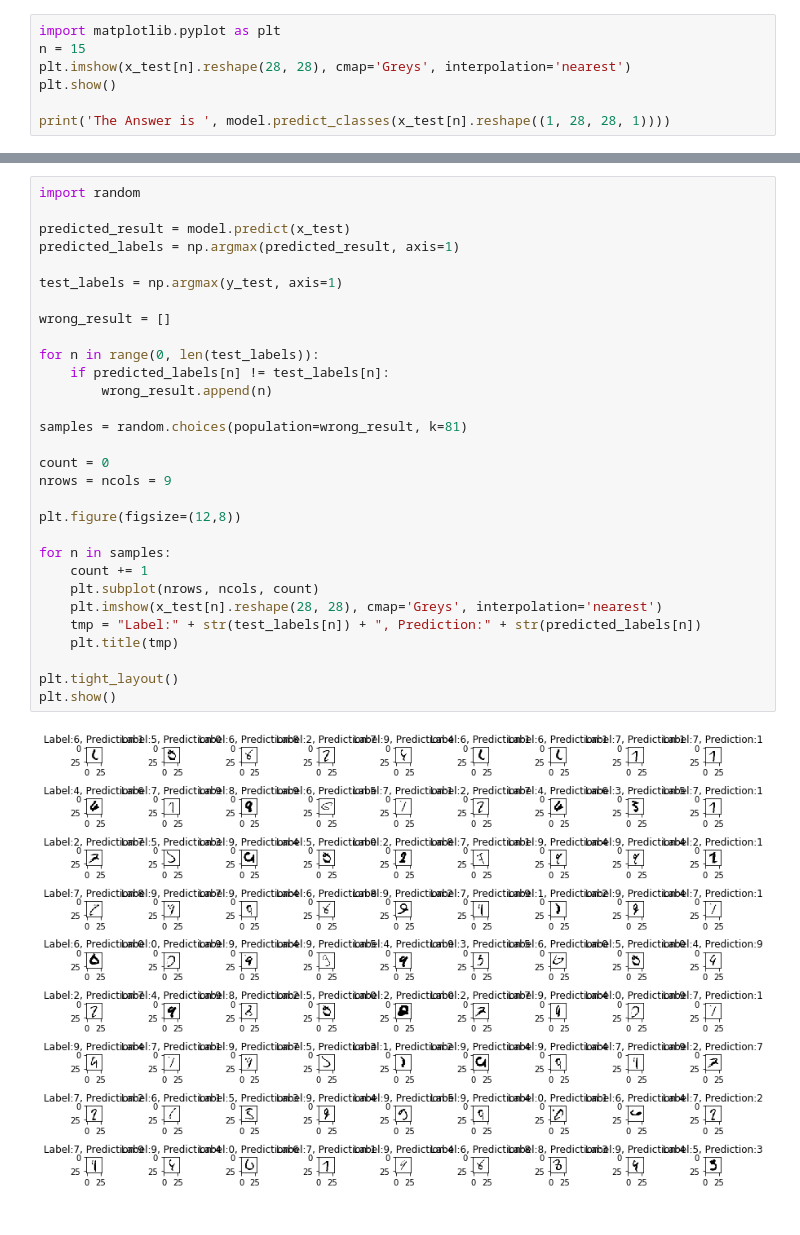
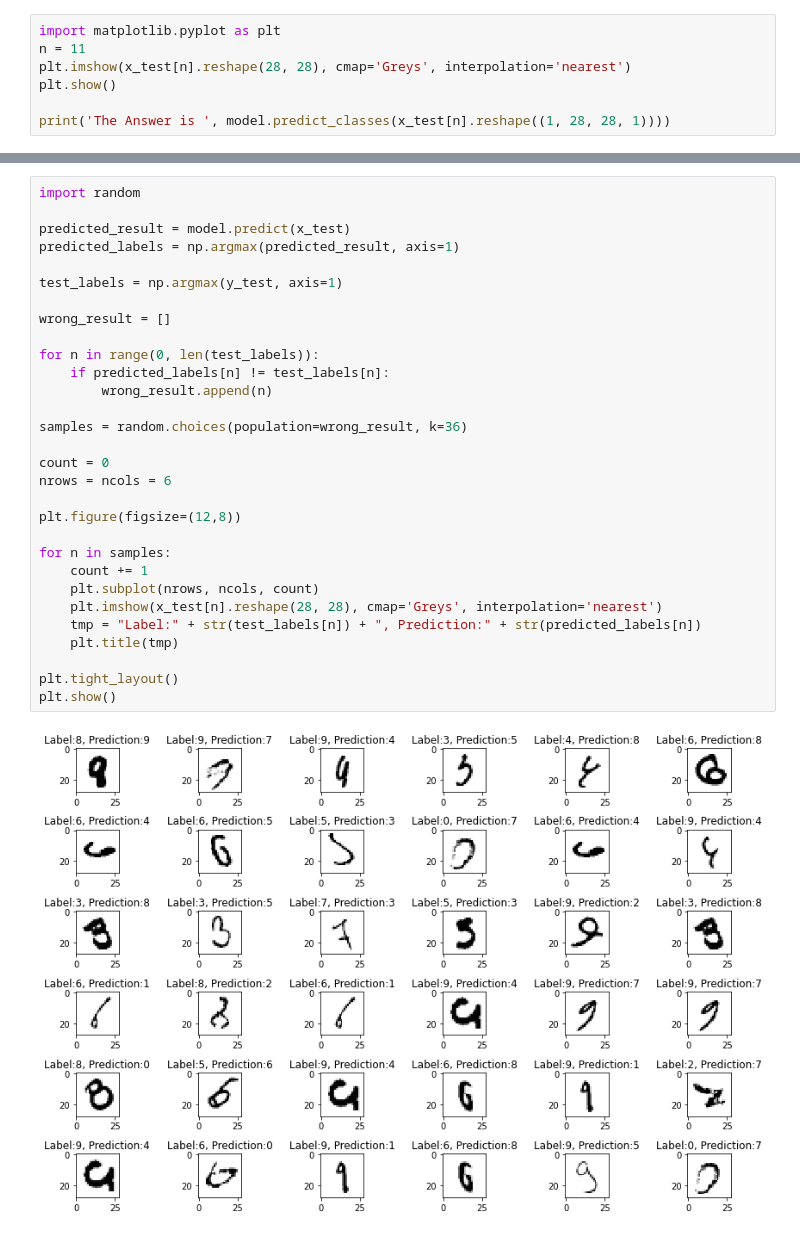
Before and after one commit to 4nchez/Colab-Jupiter, a Jupyter notebook: MNIST.ipynb, the cells around one changed output, grey strips where cells are left out. Cells and saved outputs as stored; diff of their text form.

```diff
--- a/MNIST.ipynb
+++ b/MNIST.ipynb
@@ -124,6 +143,6 @@ Test accuracy: 0.9940999746322632
 # %%
 import matplotlib.pyplot as plt
-n = 15
+n = 11
 plt.imshow(x_test[n].reshape(28, 28), cmap='Greys', interpolation='nearest')
 plt.show()
 
@@ -134,32 +153,32 @@ The Answer is  [5]
 # %%
 import random
 
 predicted_result = model.predict(x_test)
 predicted_labels = np.argmax(predicted_result, axis=1)
 
 test_labels = np.argmax(y_test, axis=1)
 
 wrong_result = []
 
 for n in range(0, len(test_labels)):
     if predicted_labels[n] != test_labels[n]:
         wrong_result.append(n)
 
-samples = random.choices(population=wrong_result, k=81)
+samples = random.choices(population=wrong_result, k=36)
 
 count = 0
-nrows = ncols = 9
+nrows = ncols = 6
 
 plt.figure(figsize=(12,8))
 
 for n in samples:
     count += 1
     plt.subplot(nrows, ncols, count)
     plt.imshow(x_test[n].reshape(28, 28), cmap='Greys', interpolation='nearest')
     tmp = "Label:" + str(test_labels[n]) + ", Prediction:" + str(predicted_labels[n])
     plt.title(tmp)
 
 plt.tight_layout()
 plt.show()
 # %% [output]
-[figure, old version]
+[figure, new version]
```
Also changed, not shown: parts of 22 cells of this notebook.
